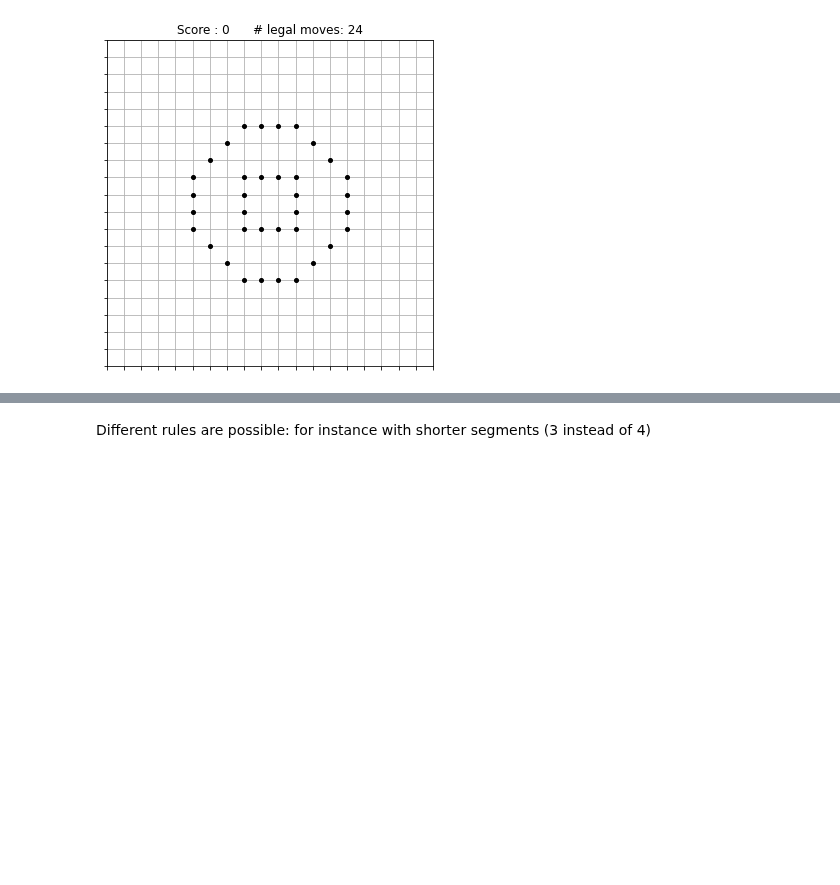
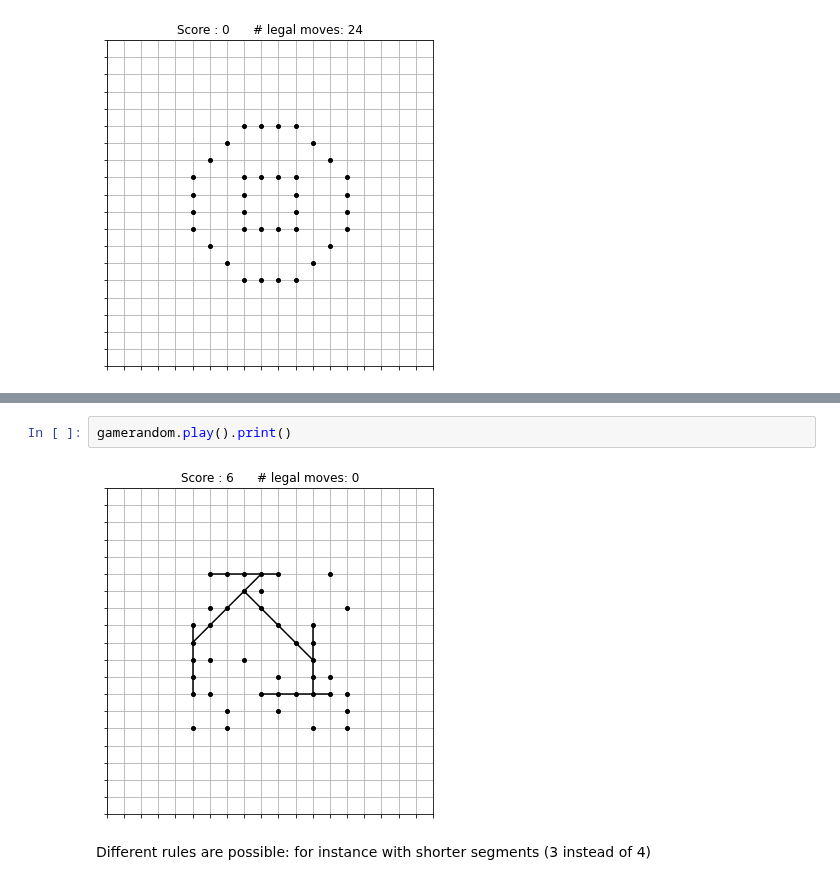
Before and after one commit to gillioz/MorpionSolitaire, a Jupyter notebook: Documentation.ipynb, the cells around one changed output, grey strips where cells are left out. Drawn from its saved outputs; the diff is of its cells as text; blank space fills up the shorter version.

```diff
--- a/Documentation.ipynb
+++ b/Documentation.ipynb
@@ -227,3 +246,7 @@ gamepipe.play().print()
+# %%
+gamerandom.play().print()
+# %% [output]
+[figure, added]
 # %% [markdown]
 Different rules are possible: for instance with shorter segments (3 instead of 4)
 # %%
```
Also changed, not shown: parts of 14 cells of this notebook, 4 other files.
